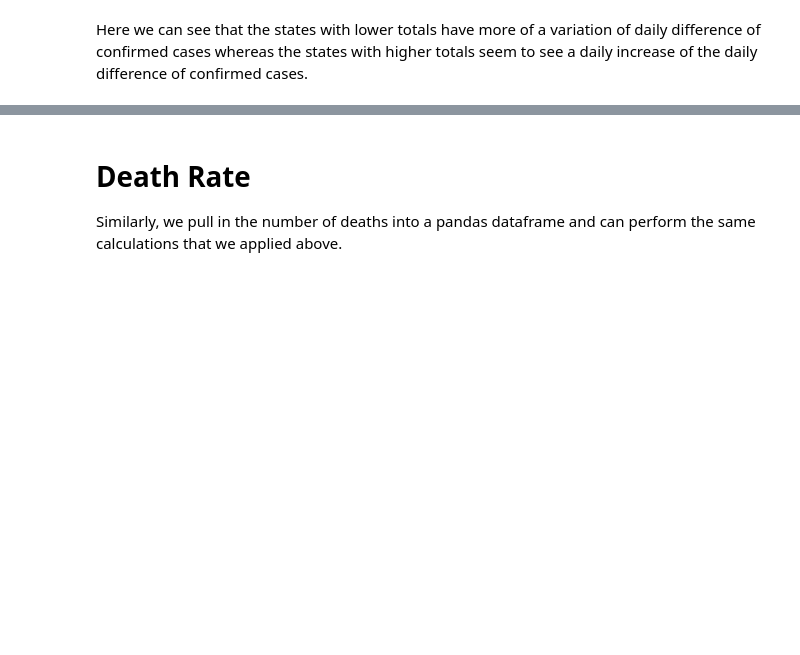
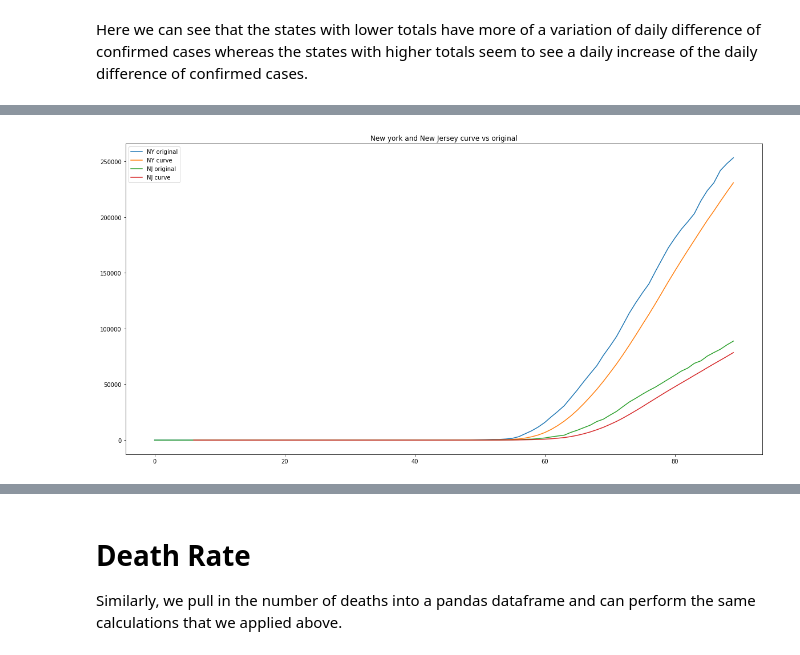
Before and after one commit to covid19data-us/covid19data.us, a Jupyter notebook: notebook/covid_US.ipynb, the cells around one changed output, grey strips where cells are left out. Drawn from its saved outputs; the diff is of its cells as text; code cells hidden in the pictures; blank space fills up the shorter version.

```diff
--- a/notebook/covid_US.ipynb
+++ b/notebook/covid_US.ipynb
@@ -350,0 +364,34 @@ Here we can see that the states with lower totals have more of a variation of da
+# %%
+NYconfirmed = pd.DataFrame(list(zip(NYVal)),columns=['confirmed'])
+NYcurve = NYconfirmed['confirmed'].rolling(window=7, center=False).mean()
+
+NJconfirmed = pd.DataFrame(list(zip(NJVal)),columns=['confirmed'])
+NJcurve = NJconfirmed['confirmed'].rolling(window=7, center=False).mean()
+
+Massachusettsconfirmed = pd.DataFrame(list(zip(MassachusettsVal)),columns=['confirmed'])
+Massachusettscurve = Massachusettsconfirmed['confirmed'].rolling(window=7, center=False).mean()
+
+Michiganconfirmed = pd.DataFrame(list(zip(MichiganVal)),columns=['confirmed'])
+Michigancurve = Michiganconfirmed['confirmed'].rolling(window=7, center=False).mean()
+
+Pennsylvaniaconfirmed = pd.DataFrame(list(zip(PennsylvaniaVal)),columns=['confirmed'])
+Pennsylvaniacurve = Pennsylvaniaconfirmed['confirmed'].rolling(window=7, center=False).mean()
+
+Californiaconfirmed = pd.DataFrame(list(zip(CaliforniaVal)),columns=['confirmed'])
+Californiacurve = Californiaconfirmed['confirmed'].rolling(window=7, center=False).mean()
+
+Floridaconfirmed = pd.DataFrame(list(zip(FloridaVal)),columns=['confirmed'])
+Floridacurve = Floridaconfirmed['confirmed'].rolling(window=7, center=False).mean()
+
+Texasconfirmed = pd.DataFrame(list(zip(TexasVal)),columns=['confirmed'])
+Texascurve = Texasconfirmed['confirmed'].rolling(window=7, center=False).mean()
+# %%
+plt.title("New york and New Jersey curve vs original")
+plt.plot(NYconfirmed, label="NY original")
+plt.plot(NYcurve, label="NY curve")
+plt.plot(NJconfirmed, label="NJ original")
+plt.plot(NJcurve, label="NJ curve")
+plt.legend()
+plt.show()
+# %% [output]
+[figure, added]
```
Also changed, not shown: parts of 40 cells of this notebook.
